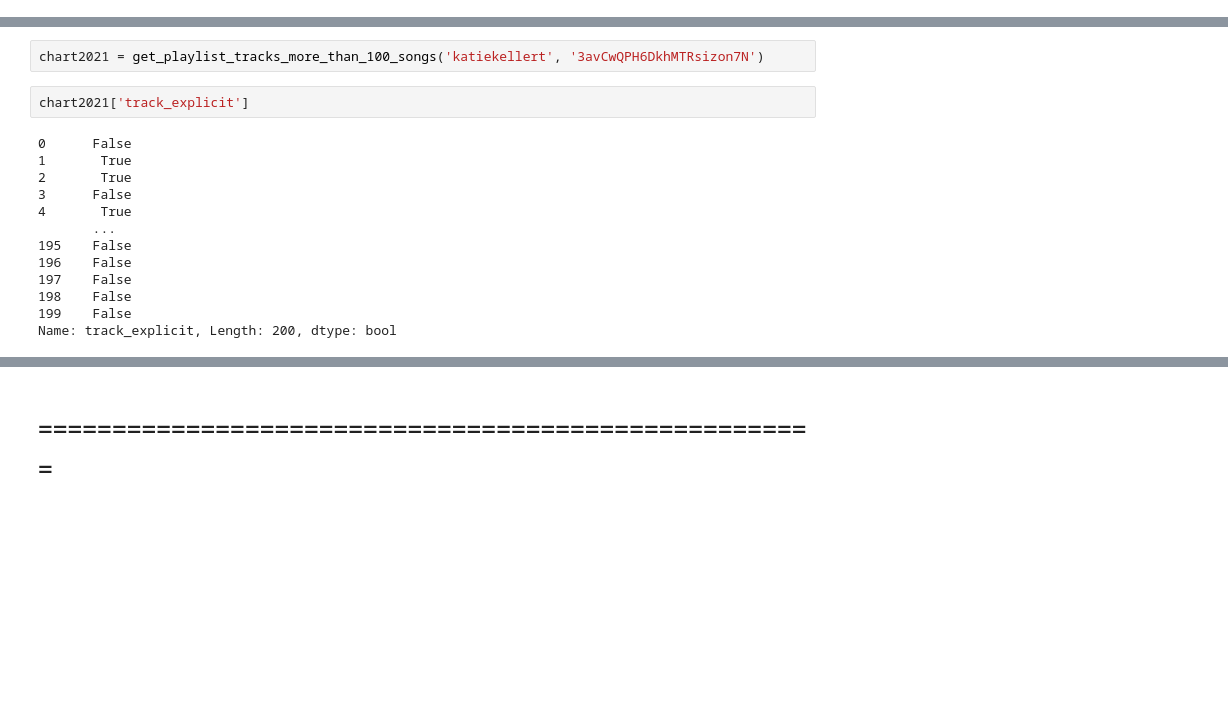
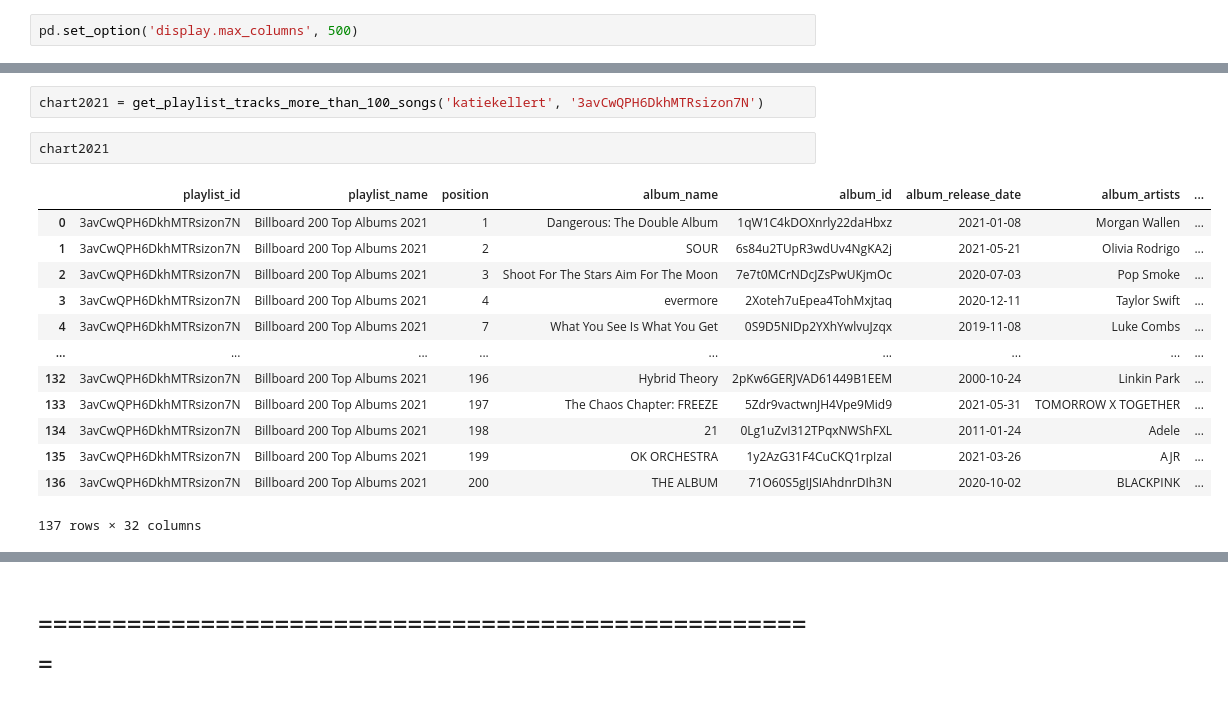
Before and after one commit to katieravenwood/Spotify-Five-Year-Analysis-Project, a Jupyter notebook: DataScrapingSandbox.ipynb, the cells around one changed output, grey strips where cells are left out. Cells and saved outputs as stored; diff of their text form; blank space fills up the shorter version.

```diff
--- a/DataScrapingSandbox.ipynb
+++ b/DataScrapingSandbox.ipynb
@@ -29,3 +31,5 @@ import creds
+# %%
+pd.set_option('display.max_columns', 500)
 # %% [markdown]
 ### Spotify Credentials
 # %% [markdown]
@@ -560,17 +676,18 @@ def get_playlist_tracks_more_than_100_songs(username, playlist_id):
 # %%
 chart2021 = get_playlist_tracks_more_than_100_songs('katiekellert', '3avCwQPH6DkhMTRsizon7N')
 # %%
-chart2021['track_explicit']
+chart2021
 # %% [output]
+|  | playlist_id | playlist_name | position | album_name | album_id | album_release_date | album_artists | ... |
+| 0 | 3avCwQPH6DkhMTRsizon7N | Billboard 200 Top Albums 2021 | 1 | Dangerous: The Double Album | 1qW1C4kDOXnrly22daHbxz | 2021-01-08 | Morgan Wallen | ... |
+| 1 | 3avCwQPH6DkhMTRsizon7N | Billboard 200 Top Albums 2021 | 2 | SOUR | 6s84u2TUpR3wdUv4NgKA2j | 2021-05-21 | Olivia Rodrigo | ... |
+| 2 | 3avCwQPH6DkhMTRsizon7N | Billboard 200 Top Albums 2021 | 3 | Shoot For The Stars Aim For The Moon | 7e7t0MCrNDcJZsPwUKjmOc | 2020-07-03 | Pop Smoke | ... |
+| 3 | 3avCwQPH6DkhMTRsizon7N | Billboard 200 Top Albums 2021 | 4 | evermore | 2Xoteh7uEpea4TohMxjtaq | 2020-12-11 | Taylor Swift | ... |
+| 4 | 3avCwQPH6DkhMTRsizon7N | Billboard 200 Top Albums 2021 | 7 | What You See Is What You Get | 0S9D5NIDp2YXhYwlvuJzqx | 2019-11-08 | Luke Combs | ... |
+| ... | ... | ... | ... | ... | ... | ... | ... | ... |
+| 132 | 3avCwQPH6DkhMTRsizon7N | Billboard 200 Top Albums 2021 | 196 | Hybrid Theory | 2pKw6GERJVAD61449B1EEM | 2000-10-24 | Linkin Park | ... |
+| 133 | 3avCwQPH6DkhMTRsizon7N | Billboard 200 Top Albums 2021 | 197 | The Chaos Chapter: FREEZE | 5Zdr9vactwnJH4Vpe9Mid9 | 2021-05-31 | TOMORROW X TOGETHER | ... |
+| 134 | 3avCwQPH6DkhMTRsizon7N | Billboard 200 Top Albums 2021 | 198 | 21 | 0Lg1uZvI312TPqxNWShFXL | 2011-01-24 | Adele | ... |
+| 135 | 3avCwQPH6DkhMTRsizon7N | Billboard 200 Top Albums 2021 | 199 | OK ORCHESTRA | 1y2AzG31F4CuCKQ1rpIzaI | 2021-03-26 | AJR | ... |
+| 136 | 3avCwQPH6DkhMTRsizon7N | Billboard 200 Top Albums 2021 | 200 | THE ALBUM | 71O60S5gIJSIAhdnrDIh3N | 2020-10-02 | BLACKPINK | ... |
-0      False
-1       True
-2       True
-3      False
-4       True
-       ...
-195    False
-196    False
-197    False
-198    False
-199    False
-Name: track_explicit, Length: 200, dtype: bool
+137 rows × 32 columns
```
Also changed, not shown: parts of 30 cells of this notebook, 4 other files.
